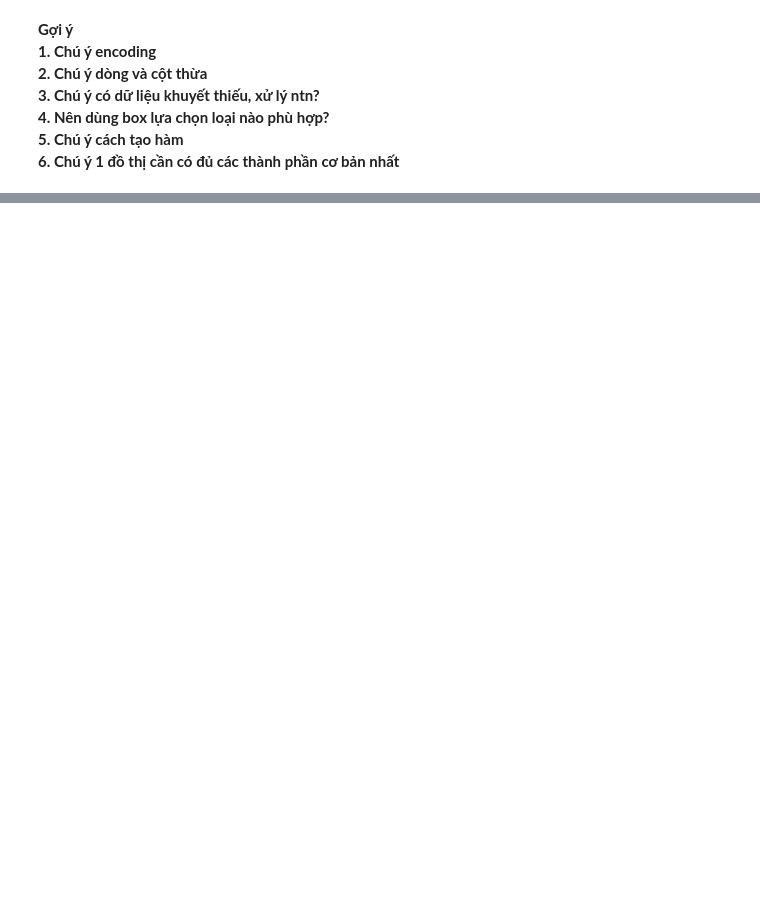
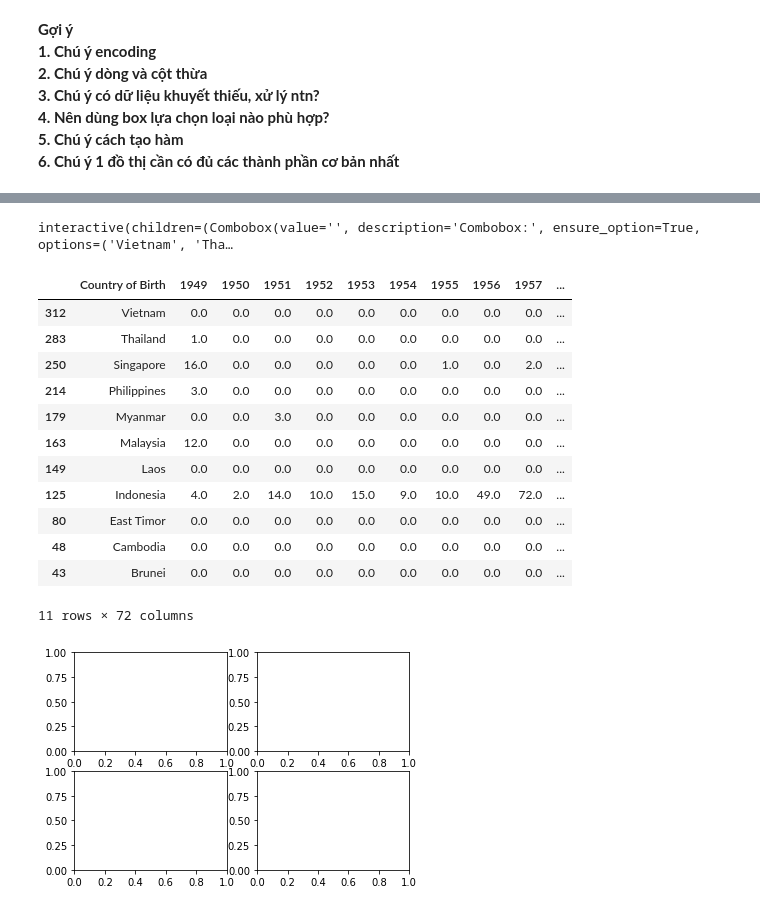
Before and after one commit to KimKieu123/DA30092022, a Jupyter notebook: Tài liệu thầy gởi/Slide 5.2+quest.ipynb, the cells around one changed output, grey strips where cells are left out. Drawn from its saved outputs; the diff is of its cells as text; code cells hidden in the pictures; blank space fills up the shorter version.

```diff
--- a/Tài liệu thầy gởi/Slide 5.2+quest.ipynb
+++ b/Tài liệu thầy gởi/Slide 5.2+quest.ipynb
@@ -590,0 +653,72 @@ Câu 1**
+# %%
+#data2 = data1.loc[data1.loc[:,"Country of Birth"]  == ["Vietnam","Thailand",  "Singapore", "Philippine", "Myanmar", "Malaysia",
+                                                     #"Laos", "Indonesia", "East Timor", "Cambodia", "Brunei"]]
+list1 = ["Vietnam","Thailand",  "Singapore", "Philippines", "Myanmar", "Malaysia", "Laos", "Indonesia", "East Timor", "Cambodia", "Brunei"]
+index = []
+for i in list1:
+    ind = data1.loc[data1.loc[:,"Country of Birth"] == i].index.to_list()[0]
+    index.append(ind)
+data2 = data1.filter(index, axis = 0)
+
+list2 = data2["Country of Birth"].to_list()
+box = widgets.Combobox(
+    value= None,
+    placeholder='Choose country',
+    options= list2,
+    description='Combobox:',
+    ensure_option=True,
+    disabled=False
+)
+
+slider = widgets.IntSlider(
+    description='slider',
+    min=1949,
+    max=2019,
+    step=1,
+    value=None,
+    orientation='horizontal')
+
+data2 =  data2.fillna(0)
+x = data2.columns.to_list()[1:]
+
+def my_plot(country,mar):
+    fig, ax = plt.subplots(2, 2); #Tạo 1 cái sườn tổng thể 2x2
+    ind2 = data2.loc[data2.loc[:,"Country of Birth"] == country].index.to_list()[0]
+    y = data2.loc[ind,:].to_list()[1:]
+
+    ax[0][0].plot(x, y)
+    ax[0][0].set_ylabel("số lượng người nhập cư")
+    ax[0][0].set_point = [mar, data1.loc[ind,str(mar)]]
+    ax[0][0].text(x.index(str(mar)), data2.loc[ind,str(mar)],data2.loc[ind,str(mar)])
+    ax[0][0].scatter(x.index(str(mar)), data2.loc[ind,str(mar)], color="red", zorder=5)
+    ax[0][0].set_title(country)
+
+    ax[1][0].bar(data2.loc[:,"Country of Birth"],data2.loc[:,str(mar)] )
+
+
+    ax[0][1].pie(data2.loc[:,str(mar)], autopct='%1.f%%', radius=1.5)
+
+    ax[1][1].pie(data2.loc[:,"1949":"2019"].sum(), autopct='%1.f%%', radius=1.5)
+
+    plt.tight_layout()
+    plt.show()
+
+interact(my_plot, country=box, mar = slider);
+
+data2
+# %% [output]
+interactive(children=(Combobox(value='', description='Combobox:', ensure_option=True, options=('Vietnam', 'Tha…
+|  | Country of Birth | 1949 | 1950 | 1951 | 1952 | 1953 | 1954 | 1955 | 1956 | 1957 | ... |
+| 312 | Vietnam | 0.0 | 0.0 | 0.0 | 0.0 | 0.0 | 0.0 | 0.0 | 0.0 | 0.0 | ... |
+| 283 | Thailand | 1.0 | 0.0 | 0.0 | 0.0 | 0.0 | 0.0 | 0.0 | 0.0 | 0.0 | ... |
+| 250 | Singapore | 16.0 | 0.0 | 0.0 | 0.0 | 0.0 | 0.0 | 1.0 | 0.0 | 2.0 | ... |
+| 214 | Philippines | 3.0 | 0.0 | 0.0 | 0.0 | 0.0 | 0.0 | 0.0 | 0.0 | 0.0 | ... |
+| 179 | Myanmar | 0.0 | 0.0 | 3.0 | 0.0 | 0.0 | 0.0 | 0.0 | 0.0 | 0.0 | ... |
+| 163 | Malaysia | 12.0 | 0.0 | 0.0 | 0.0 | 0.0 | 0.0 | 0.0 | 0.0 | 0.0 | ... |
+| 149 | Laos | 0.0 | 0.0 | 0.0 | 0.0 | 0.0 | 0.0 | 0.0 | 0.0 | 0.0 | ... |
+| 125 | Indonesia | 4.0 | 2.0 | 14.0 | 10.0 | 15.0 | 9.0 | 10.0 | 49.0 | 72.0 | ... |
+| 80 | East Timor | 0.0 | 0.0 | 0.0 | 0.0 | 0.0 | 0.0 | 0.0 | 0.0 | 0.0 | ... |
+| 48 | Cambodia | 0.0 | 0.0 | 0.0 | 0.0 | 0.0 | 0.0 | 0.0 | 0.0 | 0.0 | ... |
+| 43 | Brunei | 0.0 | 0.0 | 0.0 | 0.0 | 0.0 | 0.0 | 0.0 | 0.0 | 0.0 | ... |
+11 rows × 72 columns
+[figure, added]
```
Also changed, not shown: parts of 3 cells of this notebook, 2 other files.
